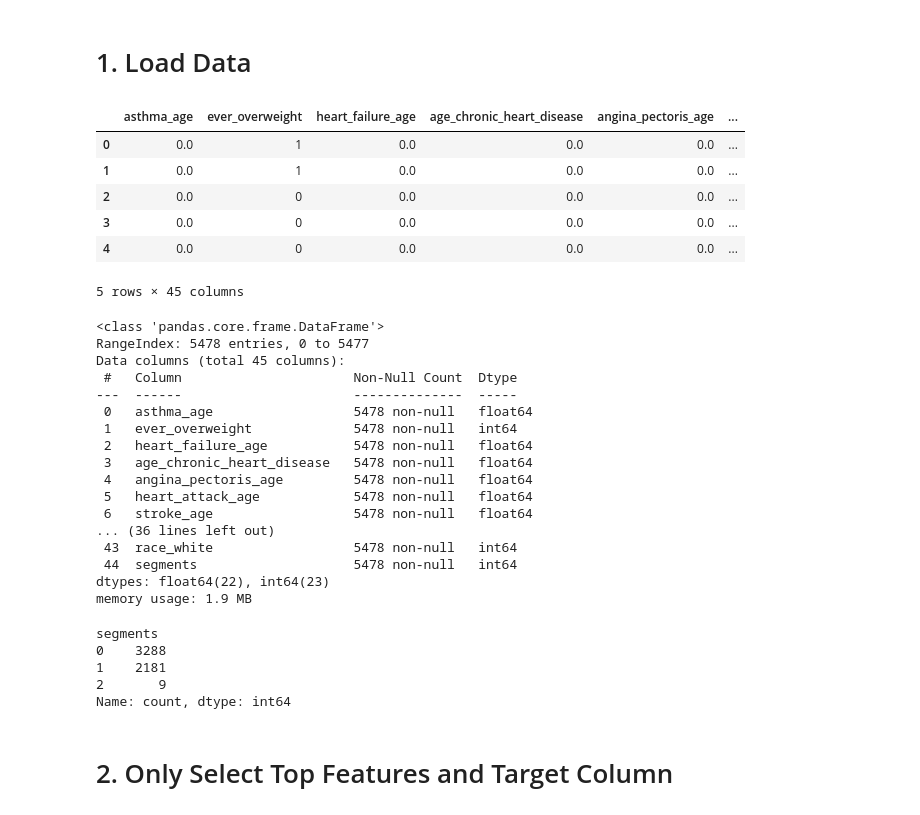
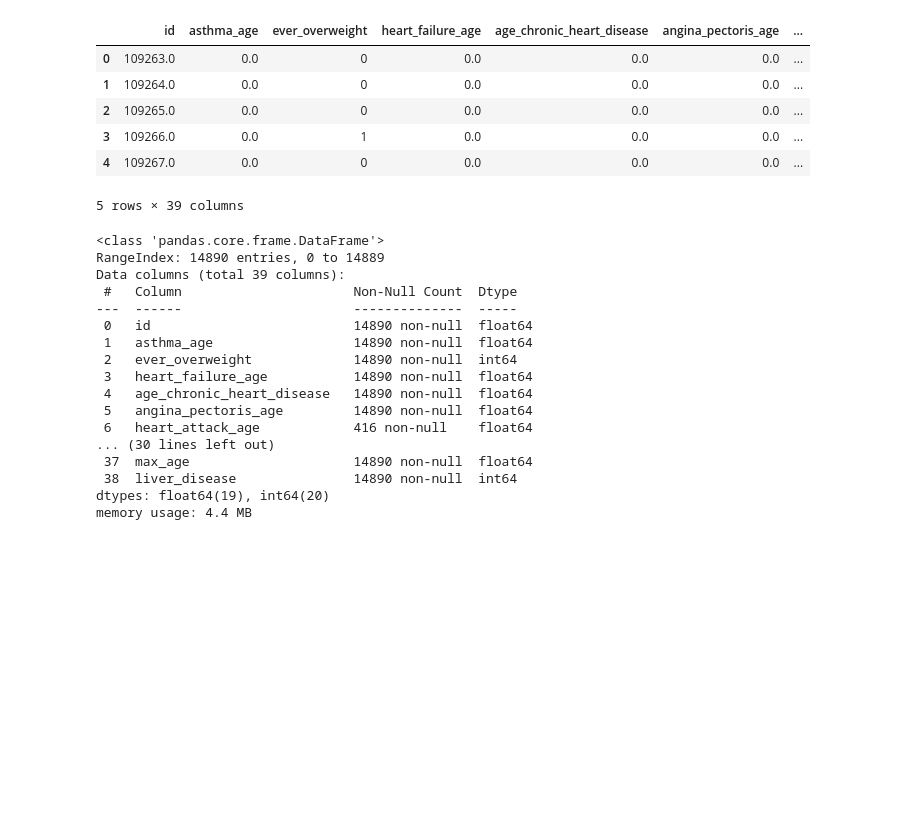
Before and after one commit to equitymarkets/HeartAttackPrediction, a Jupyter notebook: Untitled.ipynb, the cells around one changed output. Saved outputs shown, nothing was run; the diff lists cells and outputs as text; code cells hidden in the pictures; blank space fills up the shorter version.

```diff
--- a/Untitled.ipynb
+++ b/Untitled.ipynb
@@ -4,2 +0,0 @@ import numpy as np
-# %% [markdown]
-# 1. Load Data
@@ -6,41 +12,31 @@ import numpy as np
 # %%
-df = pd.read_csv('Resources/pca_df.csv')
+df = pd.read_csv('Resources/medical_conditions_age_based_cleaned.csv')
 df.head()
 # %% [output]
-|  | asthma_age | ever_overweight | heart_failure_age | age_chronic_heart_disease | angina_pectoris_age | ... |
-| 0 | 0.0 | 1 | 0.0 | 0.0 | 0.0 | ... |
-| 1 | 0.0 | 1 | 0.0 | 0.0 | 0.0 | ... |
-| 2 | 0.0 | 0 | 0.0 | 0.0 | 0.0 | ... |
-| 3 | 0.0 | 0 | 0.0 | 0.0 | 0.0 | ... |
-| 4 | 0.0 | 0 | 0.0 | 0.0 | 0.0 | ... |
+|  | id | asthma_age | ever_overweight | heart_failure_age | age_chronic_heart_disease | angina_pectoris_age | ... |
+| 0 | 109263.0 | 0.0 | 0 | 0.0 | 0.0 | 0.0 | ... |
+| 1 | 109264.0 | 0.0 | 0 | 0.0 | 0.0 | 0.0 | ... |
+| 2 | 109265.0 | 0.0 | 0 | 0.0 | 0.0 | 0.0 | ... |
+| 3 | 109266.0 | 0.0 | 1 | 0.0 | 0.0 | 0.0 | ... |
+| 4 | 109267.0 | 0.0 | 0 | 0.0 | 0.0 | 0.0 | ... |
-5 rows × 45 columns
+5 rows × 39 columns
 # %%
 df.info()
 # %% [output]
 <class 'pandas.core.frame.DataFrame'>
-RangeIndex: 5478 entries, 0 to 5477
-Data columns (total 45 columns):
+RangeIndex: 14890 entries, 0 to 14889
+Data columns (total 39 columns):
  #   Column                      Non-Null Count  Dtype
 ---  ------                      --------------  -----
- 0   asthma_age                  5478 non-null   float64
- 1   ever_overweight             5478 non-null   int64
- 2   heart_failure_age           5478 non-null   float64
- 3   age_chronic_heart_disease   5478 non-null   float64
- 4   angina_pectoris_age         5478 non-null   float64
- 5   heart_attack_age            5478 non-null   float64
- 6   stroke_age                  5478 non-null   float64
-... (36 lines left out)
- 43  race_white                  5478 non-null   int64
- 44  segments                    5478 non-null   int64
-dtypes: float64(22), int64(23)
-memory usage: 1.9 MB
+ 0   id                          14890 non-null  float64
+ 1   asthma_age                  14890 non-null  float64
+ 2   ever_overweight             14890 non-null  int64
+ 3   heart_failure_age           14890 non-null  float64
+ 4   age_chronic_heart_disease   14890 non-null  float64
+ 5   angina_pectoris_age         14890 non-null  float64
+ 6   heart_attack_age            416 non-null    float64
+... (30 lines left out)
+ 37  max_age                     14890 non-null  float64
+ 38  liver_disease               14890 non-null  int64
+dtypes: float64(19), int64(20)
+memory usage: 4.4 MB
-# %%
-df['segments'].value_counts()
-# %% [output]
-segments
-0    3288
-1    2181
-2       9
-Name: count, dtype: int64
-# %% [markdown]
-# 2. Only Select Top Features and Target Column
```
Also changed, not shown: parts of 30 cells of this notebook, 2 other files.
